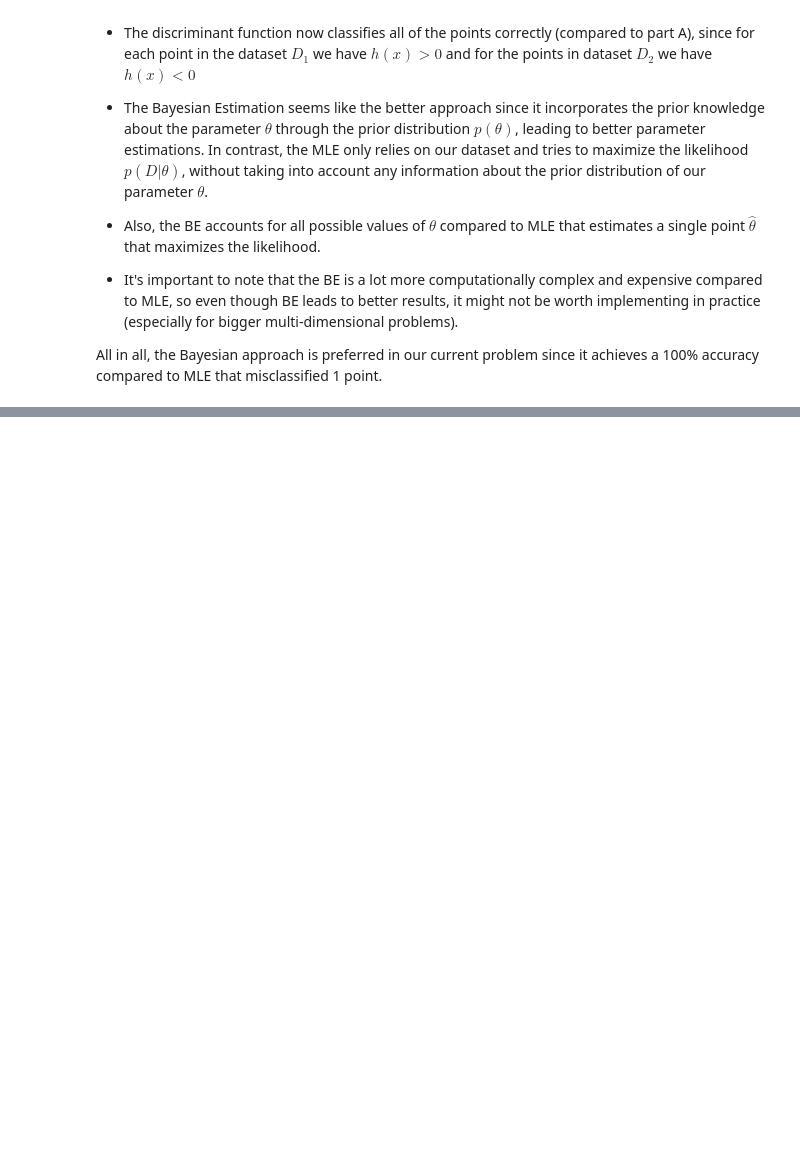
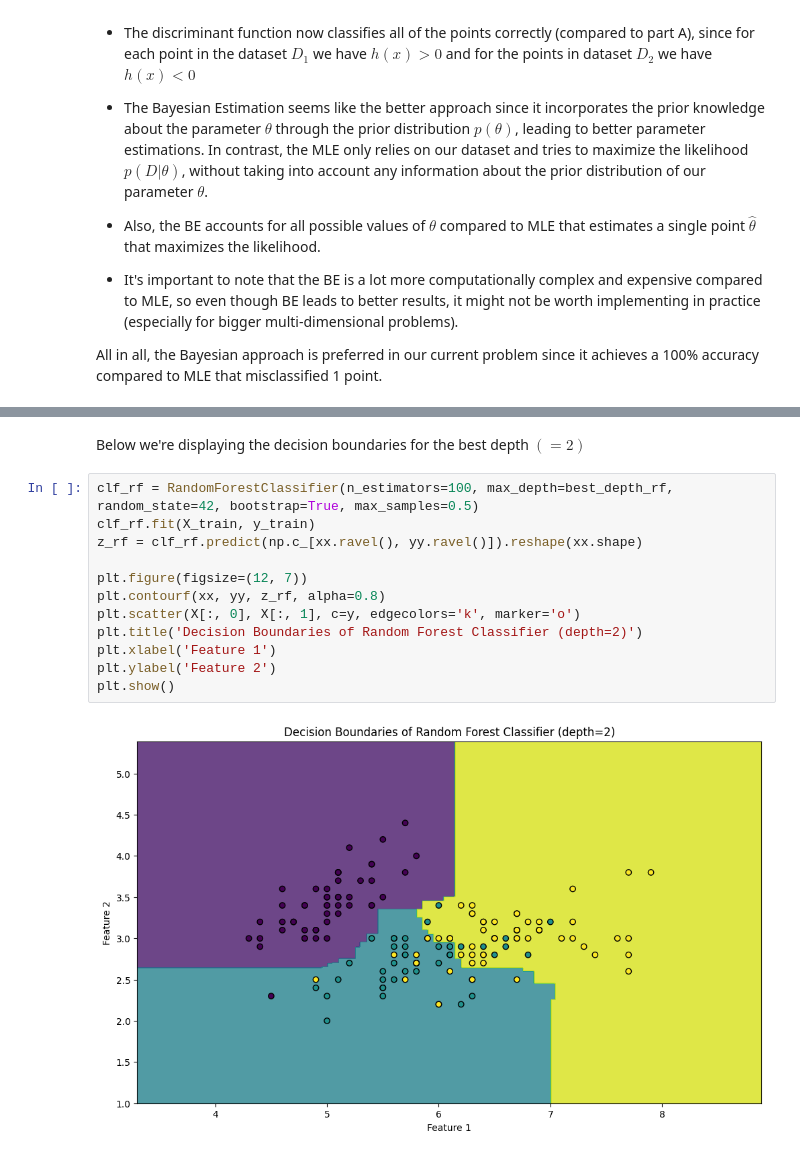
Before and after one commit to NontasBak/PR-Machine-Learning, a Jupyter notebook: Team40-AC.ipynb, the cells around one changed output, grey strips where cells are left out. Drawn from its saved outputs; the diff is of its cells as text; blank space fills up the shorter version.

```diff
--- a/Team40-AC.ipynb
+++ b/Team40-AC.ipynb
@@ -199,0 +329,16 @@ All in all, the Bayesian approach is preferred in our current problem since it a
+# %% [markdown]
+Below we're displaying the decision boundaries for the best depth $(=2)$
+# %%
+clf_rf = RandomForestClassifier(n_estimators=100, max_depth=best_depth_rf, random_state=42, bootstrap=True, max_samples=0.5)
+clf_rf.fit(X_train, y_train)
+z_rf = clf_rf.predict(np.c_[xx.ravel(), yy.ravel()]).reshape(xx.shape)
+
+plt.figure(figsize=(12, 7))
+plt.contourf(xx, yy, z_rf, alpha=0.8)
+plt.scatter(X[:, 0], X[:, 1], c=y, edgecolors='k', marker='o')
+plt.title('Decision Boundaries of Random Forest Classifier (depth=2)')
+plt.xlabel('Feature 1')
+plt.ylabel('Feature 2')
+plt.show()
+# %% [output]
+[figure, added]
```
Also changed, not shown: parts of 23 cells of this notebook.
